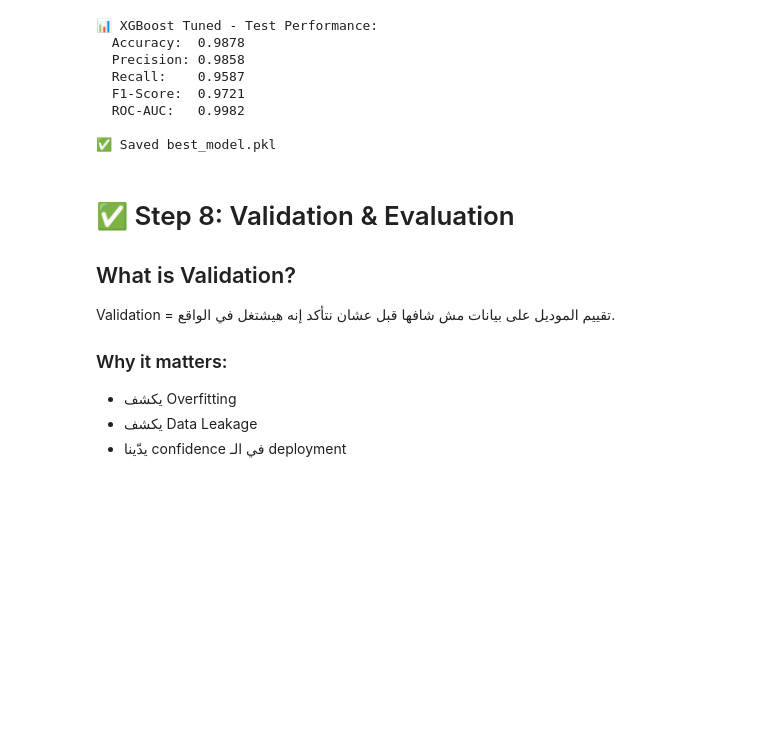
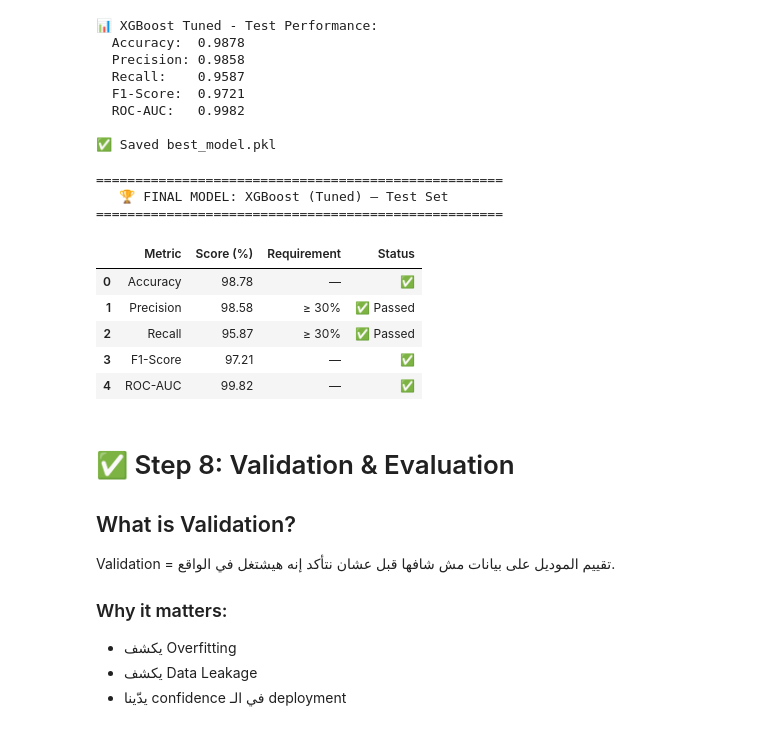
Before and after one commit to ahme32/ethereum-fraud-detection, a Jupyter notebook: Fraud_Detection_Final_Project.ipynb, the cells around one changed output. Saved outputs shown, nothing was run; the diff lists cells and outputs as text; code cells hidden in the pictures; blank space fills up the shorter version.

```diff
--- a/Fraud_Detection_Final_Project.ipynb
+++ b/Fraud_Detection_Final_Project.ipynb
@@ -844,6 +844,35 @@ print("\n✅ Saved best_model.pkl")
   ROC-AUC:   0.9982
 
 ✅ Saved best_model.pkl
+# %%
+# 📊 Final Results Summary Table — XGBoost (Tuned)
+final_results = pd.DataFrame({
+    'Metric': ['Accuracy', 'Precision', 'Recall', 'F1-Score', 'ROC-AUC'],
+    'Score (%)': [
+        round(accuracy_score(y_test, y_pred)*100, 2),
+        round(precision_score(y_test, y_pred)*100, 2),
+        round(recall_score(y_test, y_pred)*100, 2),
+        round(f1_score(y_test, y_pred)*100, 2),
+        round(roc_auc_score(y_test, y_proba)*100, 2)
+    ],
+    'Requirement': ['—', '≥ 30%', '≥ 30%', '—', '—'],
+    'Status': ['✅', '✅ Passed', '✅ Passed', '✅', '✅']
+})
+
+print('='*52)
+print('   🏆 FINAL MODEL: XGBoost (Tuned) — Test Set')
+print('='*52)
+final_results
+# %% [output]
+====================================================
+   🏆 FINAL MODEL: XGBoost (Tuned) — Test Set
+====================================================
+|  | Metric | Score (%) | Requirement | Status |
+| 0 | Accuracy | 98.78 | — | ✅ |
+| 1 | Precision | 98.58 | ≥ 30% | ✅ Passed |
+| 2 | Recall | 95.87 | ≥ 30% | ✅ Passed |
+| 3 | F1-Score | 97.21 | — | ✅ |
+| 4 | ROC-AUC | 99.82 | — | ✅ |
 # %% [markdown]
 <a id='step8'></a>
 # ✅ Step 8: Validation & Evaluation
```
Also changed, not shown: parts of 5 cells of this notebook.
